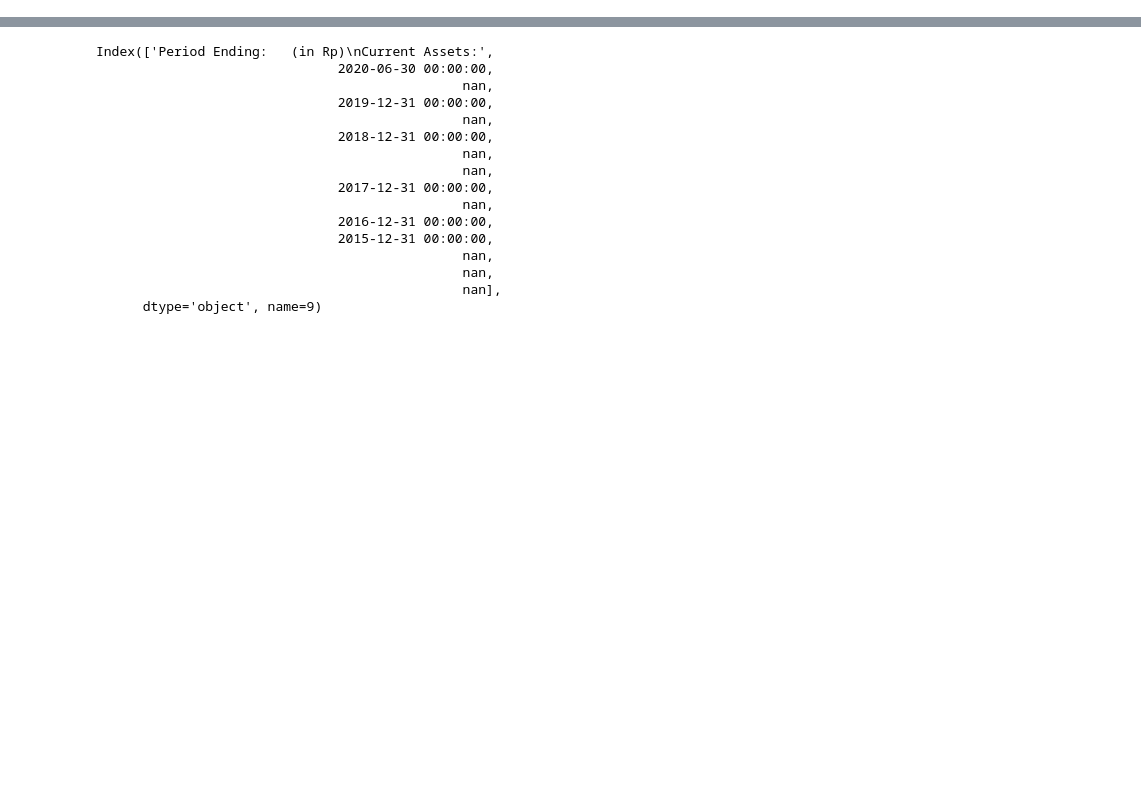
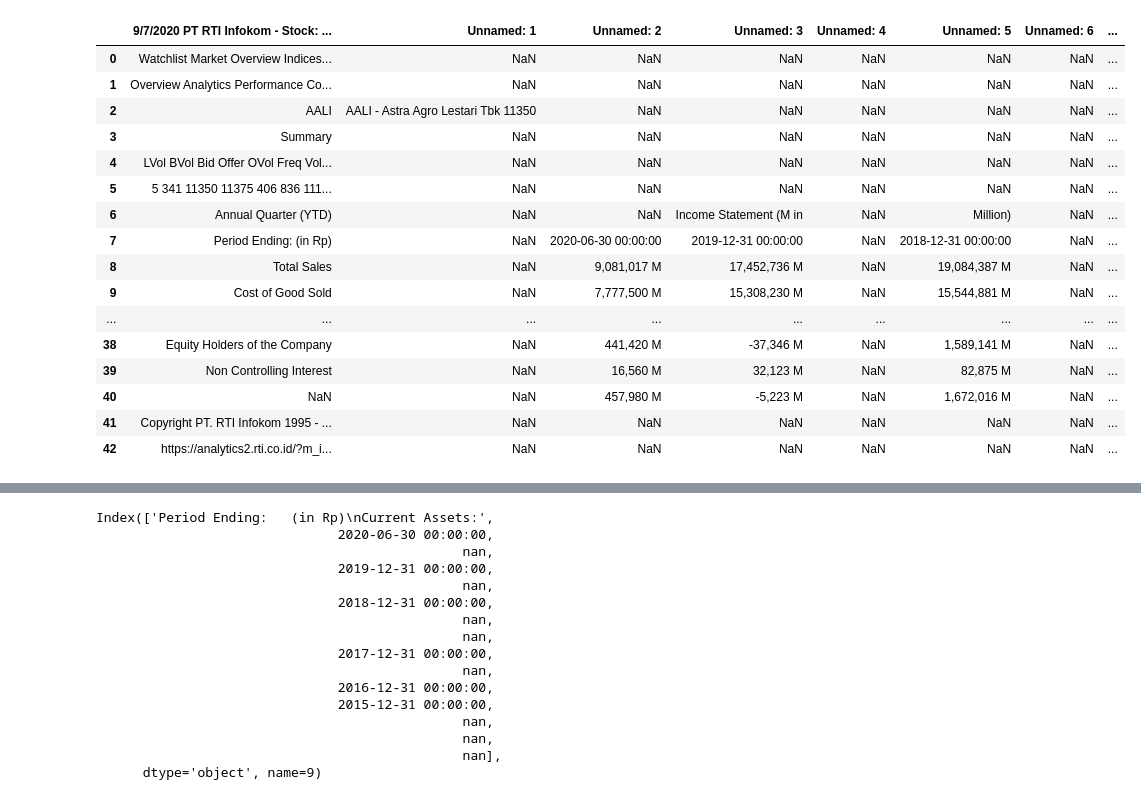
Before and after one commit to NikkiSatmaka/saham_indo_fs, a Jupyter notebook: Untitled.ipynb, the cells around one changed output, grey strips where cells are left out. Drawn from its saved outputs; the diff is of its cells as text; code cells hidden in the pictures; blank space fills up the shorter version.

```diff
--- a/Untitled.ipynb
+++ b/Untitled.ipynb
@@ -2,6 +2,6 @@
 import pandas as pd
 import requests
 # %%
-abba_bs = pd.read_excel('lap_keuangan/ZIP/ABBA - BS.xlsx')
-abba_cs = pd.read_excel('lap_keuangan/ZIP/ABBA - CS.xlsx')
-abba_is = pd.read_excel('lap_keuangan/ZIP/ABBA - IS.xlsx')
+aali_bs = pd.read_excel('lap_keuangan/XLSX/AALI_BS.xlsx')
+aali_cs = pd.read_excel('lap_keuangan/XLSX/AALI_CS.xlsx')
+aali_is = pd.read_excel('lap_keuangan/XLSX/AALI_IS.xlsx')
@@ -25,0 +30,20 @@ Index(['Unnamed: 2', 'Unnamed: 3', 'Unnamed: 4', 'Unnamed: 5', 'Unnamed: 6',
+# %%
+aali_is
+# %% [output]
+|  | 9/7/2020 PT RTI Infokom - Stock: ... | Unnamed: 1 | Unnamed: 2 | Unnamed: 3 | Unnamed: 4 | Unnamed: 5 | Unnamed: 6 | ... |
+| 0 | Watchlist Market Overview Indices... | NaN | NaN | NaN | NaN | NaN | NaN | ... |
+| 1 | Overview Analytics Performance Co... | NaN | NaN | NaN | NaN | NaN | NaN | ... |
+| 2 | AALI | AALI - Astra Agro Lestari Tbk 11350 | NaN | NaN | NaN | NaN | NaN | ... |
+| 3 | Summary | NaN | NaN | NaN | NaN | NaN | NaN | ... |
+| 4 | LVol BVol Bid Offer OVol Freq Vol... | NaN | NaN | NaN | NaN | NaN | NaN | ... |
+| 5 | 5 341 11350 11375 406 836 111... | NaN | NaN | NaN | NaN | NaN | NaN | ... |
+| 6 | Annual Quarter (YTD) | NaN | NaN | Income Statement (M in | NaN | Million) | NaN | ... |
+| 7 | Period Ending: (in Rp) | NaN | 2020-06-30 00:00:00 | 2019-12-31 00:00:00 | NaN | 2018-12-31 00:00:00 | NaN | ... |
+| 8 | Total Sales | NaN | 9,081,017 M | 17,452,736 M | NaN | 19,084,387 M | NaN | ... |
+| 9 | Cost of Good Sold | NaN | 7,777,500 M | 15,308,230 M | NaN | 15,544,881 M | NaN | ... |
+| ... | ... | ... | ... | ... | ... | ... | ... | ... |
+| 38 | Equity Holders of the Company | NaN | 441,420 M | -37,346 M | NaN | 1,589,141 M | NaN | ... |
+| 39 | Non Controlling Interest | NaN | 16,560 M | 32,123 M | NaN | 82,875 M | NaN | ... |
+| 40 | NaN | NaN | 457,980 M | -5,223 M | NaN | 1,672,016 M | NaN | ... |
+| 41 | Copyright PT. RTI Infokom 1995 - ... | NaN | NaN | NaN | NaN | NaN | NaN | ... |
+| 42 | https://analytics2.rti.co.id/?m_i... | NaN | NaN | NaN | NaN | NaN | NaN | ... |
```
Also changed, not shown: parts of 8 cells of this notebook, 1 other file.
